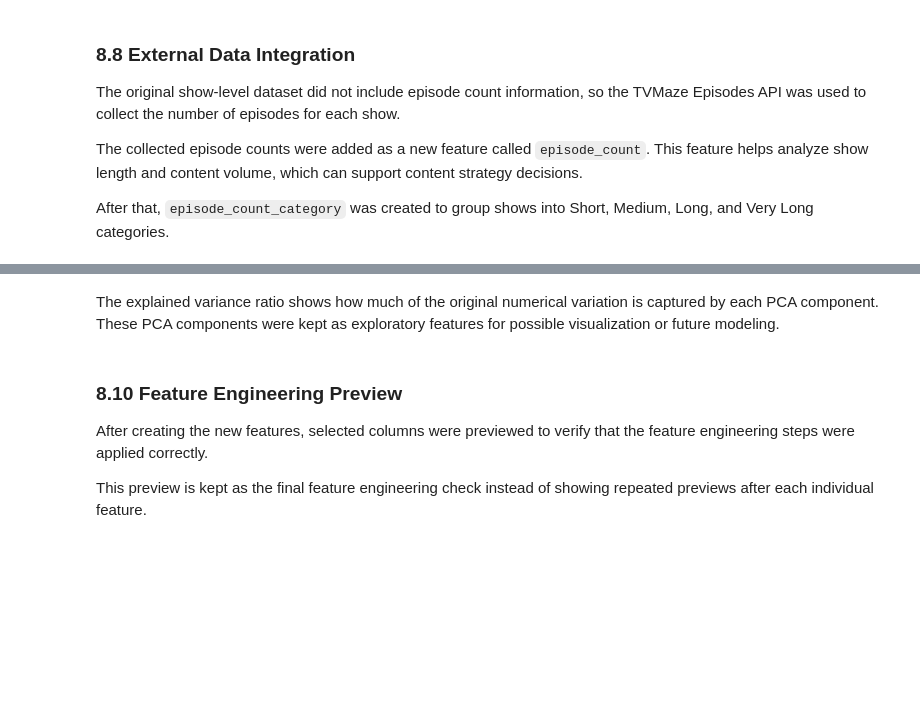
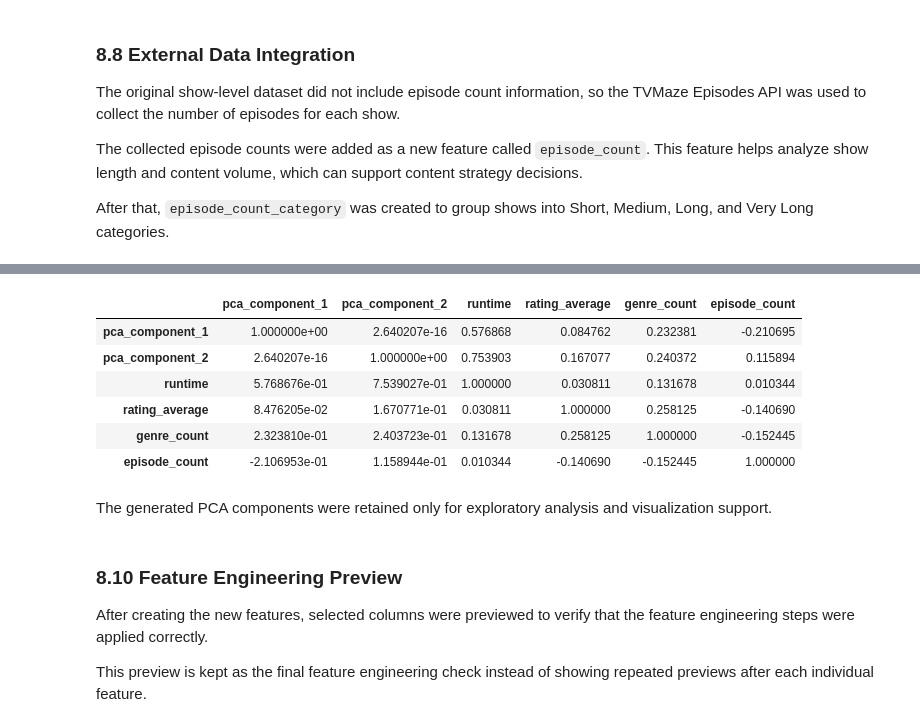
Before and after one commit to hajaralswaidan/streaming-content-strategy, a Jupyter notebook: tvmaze_cleaning.ipynb, the cells around one changed output, grey strips where cells are left out. Drawn from its saved outputs; the diff is of its cells as text; code cells hidden in the pictures; blank space fills up the shorter version.

Commit message:
Update analysis documentation

```diff
--- a/tvmaze_cleaning.ipynb
+++ b/tvmaze_cleaning.ipynb
@@ -595,5 +631,26 @@ pd.DataFrame({
+# %%
+pca_summary = df_cleaned[
+    [
+        "pca_component_1",
+        "pca_component_2",
+        "runtime",
+        "rating_average",
+        "genre_count",
+        "episode_count"
+    ]
+].corr()
+
+pca_summary
+# %% [output]
+|  | pca_component_1 | pca_component_2 | runtime | rating_average | genre_count | episode_count |
+| pca_component_1 | 1.000000e+00 | 2.640207e-16 | 0.576868 | 0.084762 | 0.232381 | -0.210695 |
+| pca_component_2 | 2.640207e-16 | 1.000000e+00 | 0.753903 | 0.167077 | 0.240372 | 0.115894 |
+| runtime | 5.768676e-01 | 7.539027e-01 | 1.000000 | 0.030811 | 0.131678 | 0.010344 |
+| rating_average | 8.476205e-02 | 1.670771e-01 | 0.030811 | 1.000000 | 0.258125 | -0.140690 |
+| genre_count | 2.323810e-01 | 2.403723e-01 | 0.131678 | 0.258125 | 1.000000 | -0.152445 |
+| episode_count | -2.106953e-01 | 1.158944e-01 | 0.010344 | -0.140690 | -0.152445 | 1.000000 |
 # %% [markdown]
-The explained variance ratio shows how much of the original numerical variation is captured by each PCA component. These PCA components were kept as exploratory features for possible visualization or future modeling.
+The generated PCA components were retained only for exploratory analysis and visualization support.
 # %% [markdown]
 ### 8.10 Feature Engineering Preview
 
```
Also changed, not shown: parts of 5 cells of this notebook, 4 other files.
